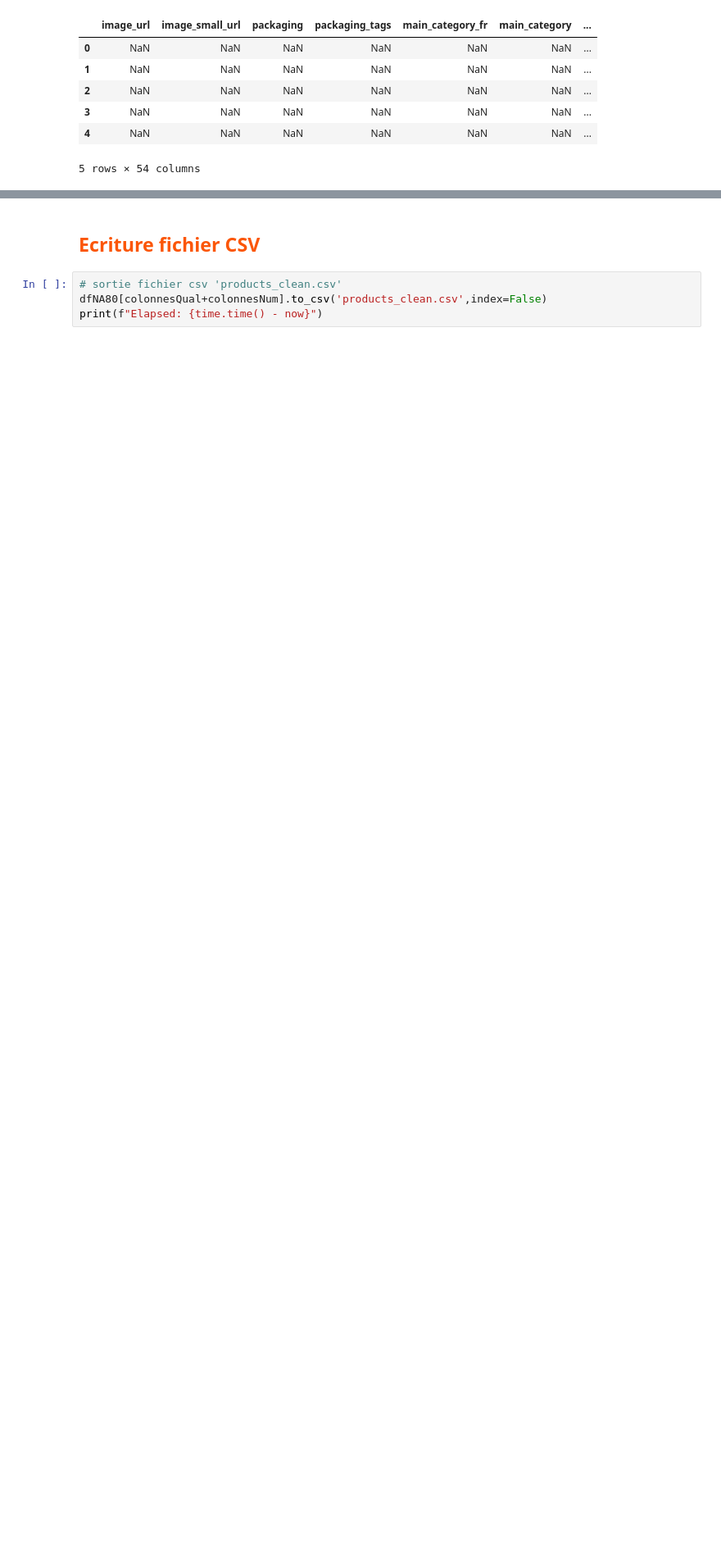
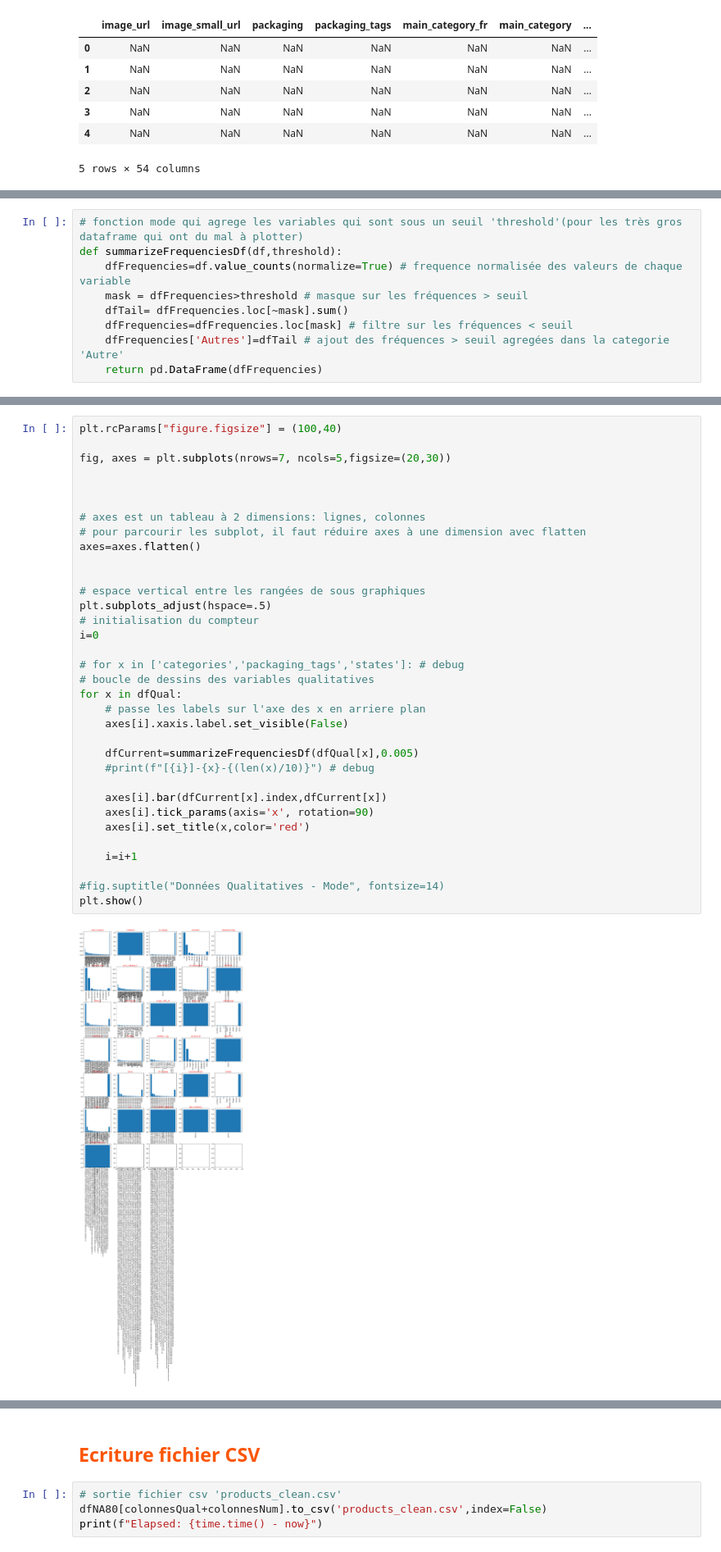
Before and after one commit to 8huit/analyse-de-donnees-nutritionnelles, a Jupyter notebook: p2_donnees_nutritionnelles_nettoyage.ipynb, the cells around one changed output, grey strips where cells are left out. Shown at 82% size. Saved outputs shown, nothing was run; the diff lists cells and outputs as text; blank space fills up the shorter version.

```diff
--- a/p2_donnees_nutritionnelles_nettoyage.ipynb
+++ b/p2_donnees_nutritionnelles_nettoyage.ipynb
@@ -240,0 +302,9 @@ dfNA80[colonnesQual+colonnesNum].head()
+# %%
+# fonction mode qui agrege les variables qui sont sous un seuil 'threshold'(pour les très gros dataframe qui ont du mal à plotter)
+def summarizeFrequenciesDf(df,threshold):
+    dfFrequencies=df.value_counts(normalize=True) # frequence normalisée des valeurs de chaque variable
+    mask = dfFrequencies>threshold # masque sur les fréquences > seuil
+    dfTail= dfFrequencies.loc[~mask].sum()
+    dfFrequencies=dfFrequencies.loc[mask] # filtre sur les fréquences < seuil
+    dfFrequencies['Autres']=dfTail # ajout des fréquences > seuil agregées dans la categorie 'Autre'
+    return pd.DataFrame(dfFrequencies)
@@ -240,0 +313,36 @@ dfNA80[colonnesQual+colonnesNum].head()
+# %%
+plt.rcParams["figure.figsize"] = (100,40)
+
+fig, axes = plt.subplots(nrows=7, ncols=5,figsize=(20,30))
+
+
+
+# axes est un tableau à 2 dimensions: lignes, colonnes
+# pour parcourir les subplot, il faut réduire axes à une dimension avec flatten
+axes=axes.flatten()
+
+
+# espace vertical entre les rangées de sous graphiques
+plt.subplots_adjust(hspace=.5)
+# initialisation du compteur
+i=0
+
+# for x in ['categories','packaging_tags','states']: # debug
+# boucle de dessins des variables qualitatives
+for x in dfQual:
+    # passe les labels sur l'axe des x en arriere plan
+    axes[i].xaxis.label.set_visible(False)
+
+    dfCurrent=summarizeFrequenciesDf(dfQual[x],0.005)
+    #print(f"[{i}]-{x}-{(len(x)/10)}") # debug
+
+    axes[i].bar(dfCurrent[x].index,dfCurrent[x])
+    axes[i].tick_params(axis='x', rotation=90)
+    axes[i].set_title(x,color='red')
+
+    i=i+1
+
+#fig.suptitle("Données Qualitatives - Mode", fontsize=14)
+plt.show()
+# %% [output]
+[figure, added]
```
Also changed, not shown: parts of 41 cells of this notebook, 1 other file.
